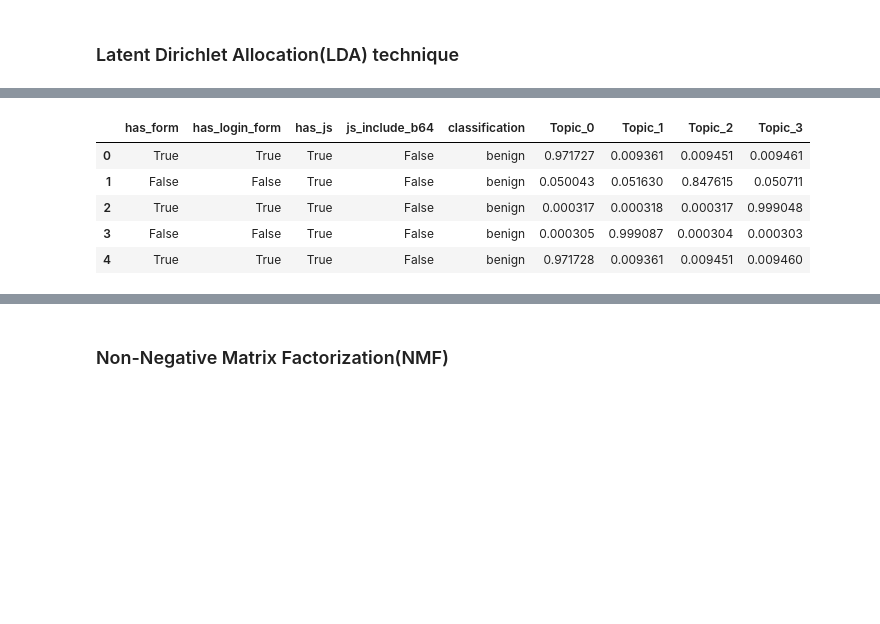
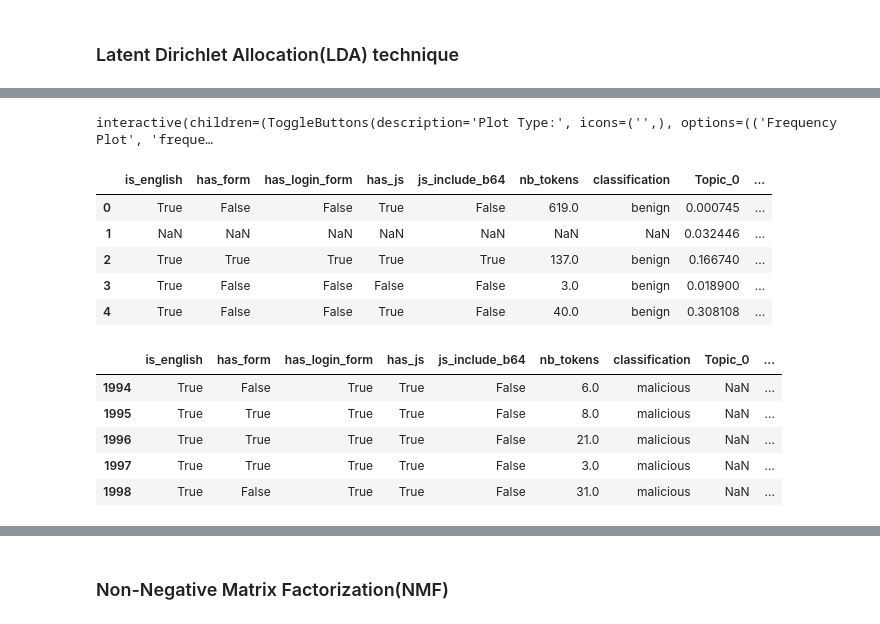
Before and after one commit to DeepCodeSec/ml1000-p3, a Jupyter notebook: notebooks/p3.ipynb, the cells around one changed output, grey strips where cells are left out. Drawn from its saved outputs; the diff is of its cells as text; code cells hidden in the pictures; blank space fills up the shorter version.

```diff
--- a/notebooks/p3.ipynb
+++ b/notebooks/p3.ipynb
@@ -83,6 +232,14 @@ INFO:logs:setup() succesfully completed......................................
+# %%
+#@title LDA Options
+nb_topics = 4 #@param{type: "integer"}
 # %%
 # Generate the LDA model
-m_lda = create_model(model='lda', multi_core=True)
+
+# Create the model
+m_lda = create_model(model='lda', num_topics=nb_topics, multi_core=True)
 d_lda = assign_model(m_lda)
-d_lda.head()
+
+# Display a sample
+display(d_lda.head())
+display(d_lda.tail())
 # %% [output]
@@ -97,12 +292,24 @@ INFO:logs:assign_model() succesfully completed..................................
 # %%
 evaluate_model(m_lda)
+# %% [output]
+interactive(children=(ToggleButtons(description='Plot Type:', icons=('',), options=(('Frequency Plot', 'freque…
 # %%
-d_lda.drop(['title_raw', 'text_clean', 'Dominant_Topic', 'Perc_Dominant_Topic'], axis=1, inplace = True)
-d_lda.head()
+try:
+  d_lda.drop(['title_raw', 'text_clean', 'Dominant_Topic', 'Perc_Dominant_Topic'], axis=1, inplace = True)
+except:
+  pass
+display(d_lda.head())
+display(d_lda.tail())
 # %% [output]
-|  | has_form | has_login_form | has_js | js_include_b64 | classification | Topic_0 | Topic_1 | Topic_2 | Topic_3 |
-| 0 | True | True | True | False | benign | 0.971727 | 0.009361 | 0.009451 | 0.009461 |
-| 1 | False | False | True | False | benign | 0.050043 | 0.051630 | 0.847615 | 0.050711 |
-| 2 | True | True | True | False | benign | 0.000317 | 0.000318 | 0.000317 | 0.999048 |
-| 3 | False | False | True | False | benign | 0.000305 | 0.999087 | 0.000304 | 0.000303 |
-| 4 | True | True | True | False | benign | 0.971728 | 0.009361 | 0.009451 | 0.009460 |
+|  | is_english | has_form | has_login_form | has_js | js_include_b64 | nb_tokens | classification | Topic_0 | ... |
+| 0 | True | False | False | True | False | 619.0 | benign | 0.000745 | ... |
+| 1 | NaN | NaN | NaN | NaN | NaN | NaN | NaN | 0.032446 | ... |
+| 2 | True | True | True | True | True | 137.0 | benign | 0.166740 | ... |
+| 3 | True | False | False | False | False | 3.0 | benign | 0.018900 | ... |
+| 4 | True | False | False | True | False | 40.0 | benign | 0.308108 | ... |
+|  | is_english | has_form | has_login_form | has_js | js_include_b64 | nb_tokens | classification | Topic_0 | ... |
+| 1994 | True | False | True | True | False | 6.0 | malicious | NaN | ... |
+| 1995 | True | True | True | True | False | 8.0 | malicious | NaN | ... |
+| 1996 | True | True | True | True | False | 21.0 | malicious | NaN | ... |
+| 1997 | True | True | True | True | False | 3.0 | malicious | NaN | ... |
+| 1998 | True | False | True | True | False | 31.0 | malicious | NaN | ... |
```
Also changed, not shown: parts of 60 cells of this notebook.
